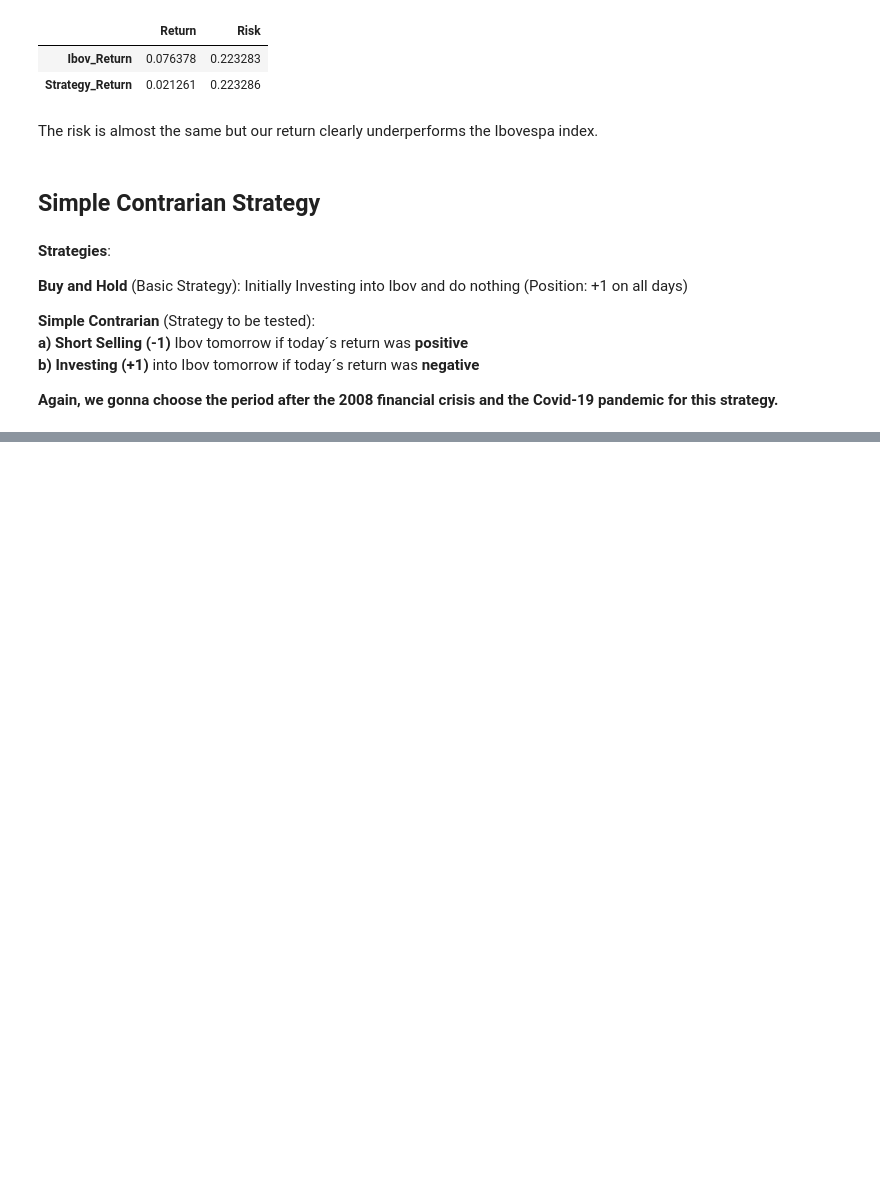
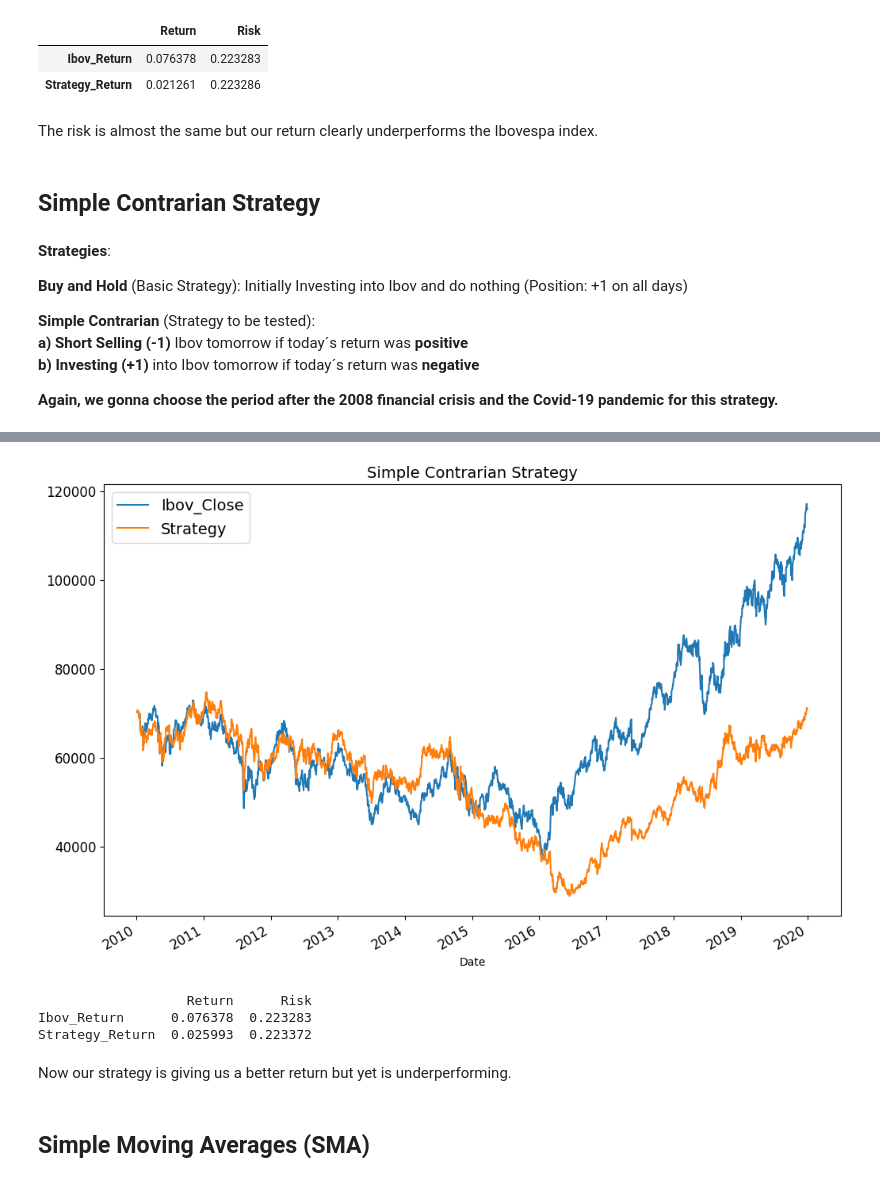
Before and after one commit to RochaErik/Project-Ibovespa-Analysis-Trading-Strategies, a Jupyter notebook: IbovespaAnalysis&Strategy.ipynb, the cells around one changed output, grey strips where cells are left out. Cells and saved outputs as stored; diff of their text form; code cells hidden in the pictures; blank space fills up the shorter version.

```diff
--- a/IbovespaAnalysis&Strategy.ipynb
+++ b/IbovespaAnalysis&Strategy.ipynb
@@ -291,0 +358,3 @@ df2
+# %%
+df3 = df.loc['2010-01-01': '2019-12-31', 'Ibov_Close': 'Ibov_Return']
+df3
@@ -291,0 +376,5 @@ df2
+# %%
+# Here we can change the parameters to overfit the returns, e.g.:
+# df3['DJI_Return'] > 0.01 (only changing the position when we have a return above of 1%)
+
+df3['Position'] = np.where(df3['Ibov_Return'] > 0.01, -1, 1)
@@ -291,0 +398,20 @@ df2
+# %%
+df3['Strategy_Return'] = df3['Position'].shift() * df3['Ibov_Return']
+
+df3['Strategy'] = df3.Strategy_Return.add(1, fill_value=0).cumprod() * df3.iloc[0,0]
+
+df3[['Ibov_Close', 'Strategy']].plot(figsize = (12,8), fontsize = 12)
+plt.title('Simple Contrarian Strategy', fontsize = 14)
+plt.legend(fontsize = 14)
+plt.show()
+
+print(rnr(df3[['Ibov_Return', 'Strategy_Return']]))
+# %% [output]
+[figure, added]
+                   Return      Risk
+Ibov_Return      0.076378  0.223283
+Strategy_Return  0.025993  0.223372
+# %% [markdown]
+Now our strategy is giving us a better return but yet is underperforming.
+# %% [markdown]
+## **Simple Moving Averages (SMA)**
```
Also changed, not shown: parts of 24 cells of this notebook.
